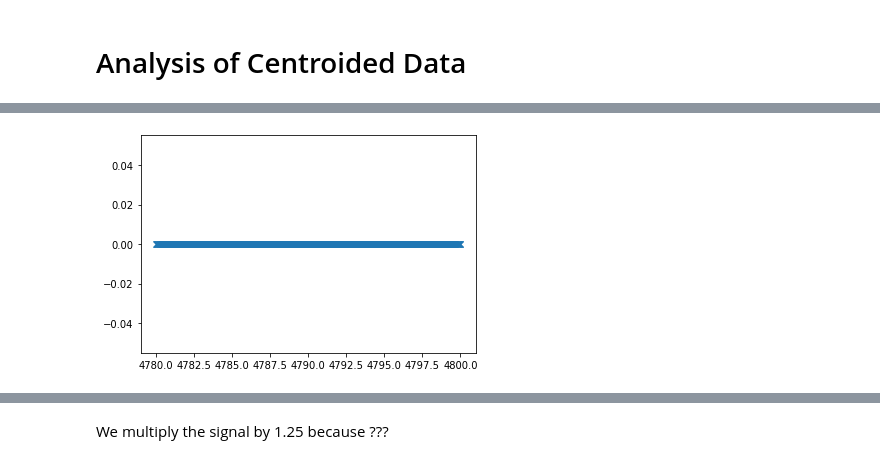
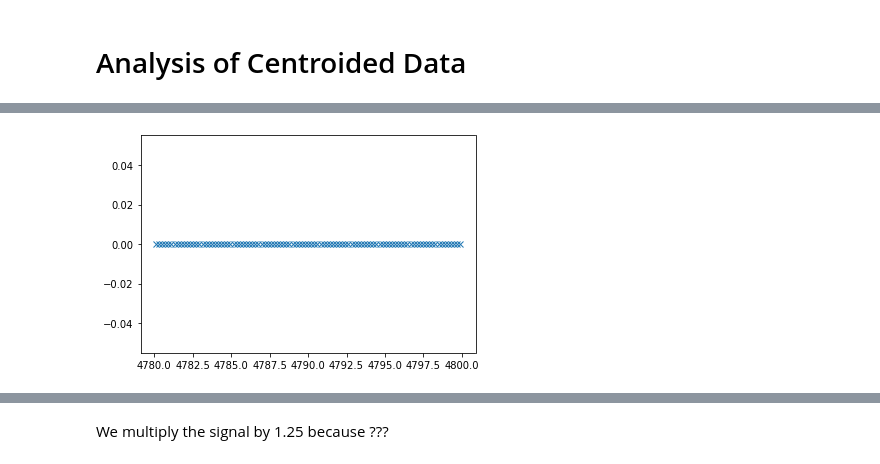
Before and after one commit to gmogol/Timepix, a Jupyter notebook: full_tpx_analysis.ipynb, the cells around one changed output, grey strips where cells are left out. Saved outputs shown, nothing was run; the diff lists cells and outputs as text; code cells hidden in the pictures.

```diff
--- a/full_tpx_analysis.ipynb
+++ b/full_tpx_analysis.ipynb
@@ -12,3 +17,3 @@ background.delta_t = background.delta_t*1e9
 # %%
-signal = pd.read_csv('signal_tentative8.csv',index_col=False)
+signal = pd.read_csv('new_signal8.csv',index_col=False)
 signal.delta_t = signal.delta_t*1e9
@@ -15,4 +57,4 @@ signal.delta_t = signal.delta_t*1e9
 # %%
-x_sg_t,y_sg_t = line_hist(signal.delta_t*1e9,normalized=False,bins=np.linspace(4780,4800,1000),linestyle='None')
+x_sg_t,y_sg_t = line_hist(signal.delta_t*1e9,normalized=False,bins=np.linspace(4780,4800,100),linestyle='None')
 # %% [output]
-[figure, old version]
+[figure, new version]
```
Also changed, not shown: parts of 52 cells of this notebook, 1 other file.
